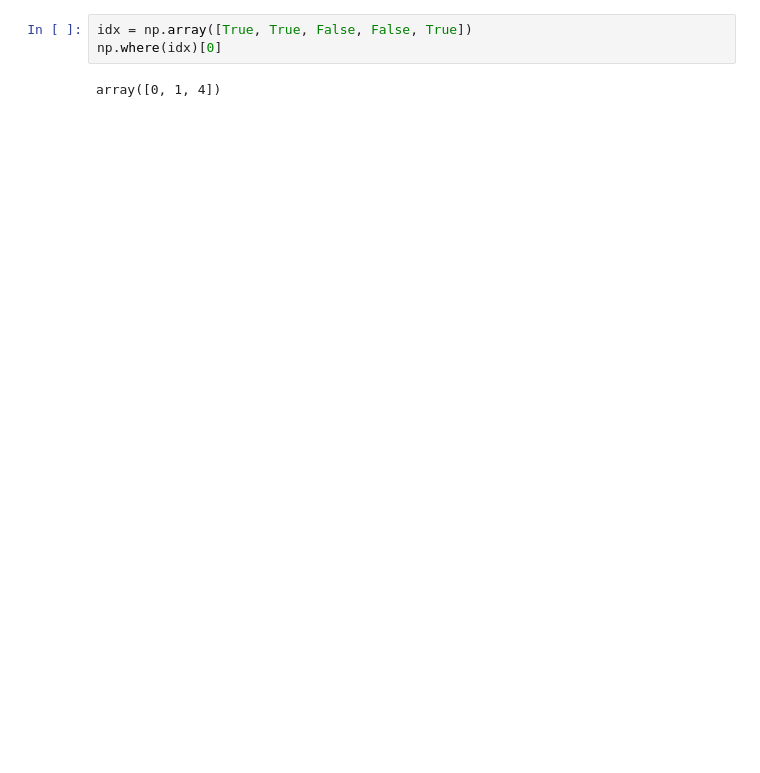
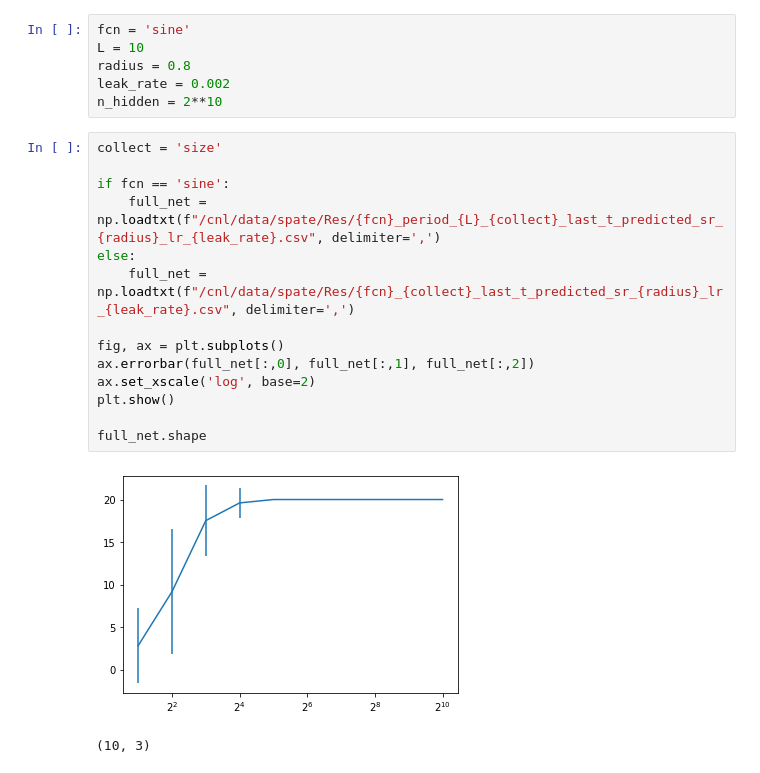
Before and after one commit to stefanpate/reservoir, a Jupyter notebook: scrap.ipynb, the cells around one changed output. Drawn from its saved outputs; the diff is of its cells as text; blank space fills up the shorter version.

```diff
--- a/scrap.ipynb
+++ b/scrap.ipynb
@@ -73,5 +4,23 @@ plt.show()
-# %%
-idx = np.array([True, True, False, False, True])
-np.where(idx)[0]
-# %% [output]
-array([0, 1, 4])
+# %%
+fcn = 'sine'
+L = 10
+radius = 0.8
+leak_rate = 0.002
+n_hidden = 2**10
+# %%
+collect = 'size'
+
+if fcn == 'sine':
+    full_net = np.loadtxt(f"/cnl/data/spate/Res/{fcn}_period_{L}_{collect}_last_t_predicted_sr_{radius}_lr_{leak_rate}.csv", delimiter=',')
+else:
+    full_net = np.loadtxt(f"/cnl/data/spate/Res/{fcn}_{collect}_last_t_predicted_sr_{radius}_lr_{leak_rate}.csv", delimiter=',')
+
+fig, ax = plt.subplots()
+ax.errorbar(full_net[:,0], full_net[:,1], full_net[:,2])
+ax.set_xscale('log', base=2)
+plt.show()
+
+full_net.shape
+# %% [output]
+[figure, added]
+(10, 3)
```
Also changed, not shown: parts of 13 cells of this notebook, 5 other files.
